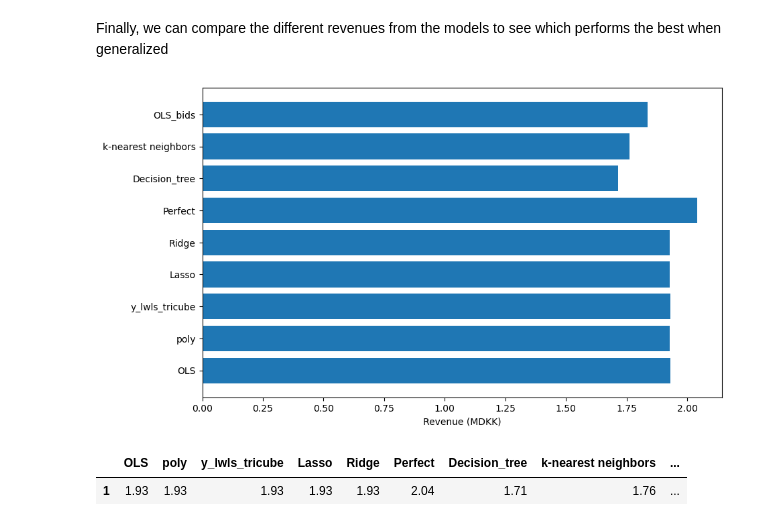
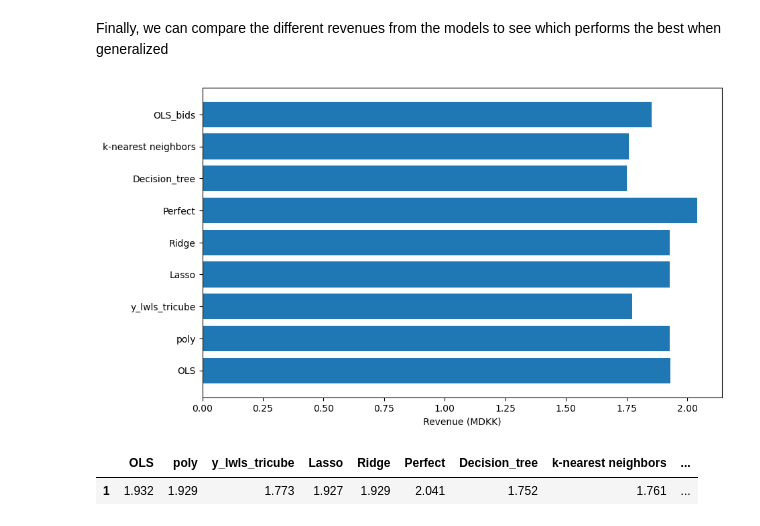
Before and after one commit to JacobSkaarup/46765_assignment1, a Jupyter notebook: main.ipynb, the cells around one changed output. Drawn from its saved outputs; the diff is of its cells as text; code cells hidden in the pictures.

Commit message:
Refactor code to improve revenue calculation and remove unused TO-DO list

```diff
--- a/main.ipynb
+++ b/main.ipynb
@@ -59,3 +13,41 @@ def market_bid(lambda_DA, lambda_up, lambda_down, P_proj,  C = 6500):
+# %%
+import gurobipy as gp
+import numpy as np
+from gurobipy import GRB
+
+# Create optimization model for bidding strategy in DA and balancing market
+def market_bid(lambda_DA, lambda_up, lambda_down, P_proj,  C = 6500):
+
+    T = len(P_proj)
+
+    #### Create model ####
+    m = gp.Model("market_bid")
+
+    #### Decision variables ####
+    # Production/bid in DA market
+    P_hat = m.addVars(T, lb = 0, ub = C, name="P")
+
+    # Linearized balancing variables
+    delta = m.addVars(T, lb = - GRB.INFINITY, ub = GRB.INFINITY, name="delta")
+    delta_up = m.addVars(T, lb = 0, ub = C, name="delta_up")
+    delta_down = m.addVars(T, lb = 0, ub = C, name="delta_down")
+
+    # Set objective
+    m.setObjective(gp.quicksum(lambda_DA[i] * P_hat[i] + lambda_up[i] * delta_up[i] - lambda_down[i] * delta_down[i] for i in range(T)), GRB.MAXIMIZE)
+
+    # Add constraints for linearization of balancing variables
+    m.addConstrs(delta[i] == P_proj[i] - P_hat[i]  for i in range(T))
+    m.addConstrs(delta[i] == delta_up[i] - delta_down[i]  for i in range(T))
+
+    m.setParam('OutputFlag', 0)
+    m.optimize()
+
+    if m.status == GRB.Status.OPTIMAL:
+        bid = np.array([P_hat[i].x for i in range(T)])
+        return bid
+    else:
+        print('The model is infeasible')
+        return None
 # %% [markdown]
 ## Task 2: Data collection
 
@@ -342,6 +334,7 @@ The first type of non-linear regression we can make is polynomial regression. He
 # %%
 rmse_vals = []
 mae_vals = []
+r2_vals = []
 idx = 2
 power = np.arange(1, 4)
 
@@ -357,9 +350,11 @@ for i in power:
     # Calculate metrics
     rmse_poly = rmse(y_train_val, y_poly_val)
     mae_poly = mean_absolute_error(y_train_val, y_poly_val)
+    r2_poly = r2_score(y_train_val, y_poly_val)
 
     rmse_vals.append(rmse_poly)
     mae_vals.append(mae_poly)
+    r2_vals.append(r2_poly)
 
 plt.plot(power, rmse_vals, label='RMSE')
 plt.plot(power, mae_vals, label='MAE')
@@ -653,6 +649,7 @@ R2 Ridge: 0.64
 As expected, the lasso regularization sets some of the coefficients to 0, while Ridge shrinks some of the coefficients. We can now create a new dataframe to save all our models and relevant data for evaluating them
 # %%
 # Create dataframe with test data and predictions
+y_lwls_tricube = np.ones(len(y_OLS))
 model_names = ['OLS', 'poly', 'y_lwls_tricube', 'Lasso', 'Ridge']
 projections = pd.DataFrame({'OLS': y_OLS, 'poly': y_poly, 'y_lwls_tricube': y_lwls_tricube, 'Lasso': y_lasso, 'Ridge': y_ridge}, index=y_test.index)
 test_data = pd.concat([y_test, inputdata[["spotprice", "lambda_down", "lambda_up"]], projections], axis=1, join='inner')
@@ -924,17 +926,17 @@ Finally, we can compare the different revenues from the models to see which perf
 # %%
 # Plot revenue for perfect and predicted bids from both classification and regression
 plt.figure(figsize=(10, 6))
 plt.barh(revenues.columns, revenues.values[0]/1E9)
 plt.xlabel('Revenue (MDKK)')
 # plt.title('Revenue for perfect and predicted bids')
 plt.show()
 
 # Show revenues based on different models
-(revenues/1E9).round(2)
+(revenues/1E9).round(3)
 # %% [output]
-[figure, old version]
+[figure, new version]
 |  | OLS | poly | y_lwls_tricube | Lasso | Ridge | Perfect | Decision_tree | k-nearest neighbors | ... |
-| 1 | 1.93 | 1.93 | 1.93 | 1.93 | 1.93 | 2.04 | 1.71 | 1.76 | ... |
+| 1 | 1.932 | 1.929 | 1.773 | 1.927 | 1.929 | 2.041 | 1.752 | 1.761 | ... |
 # %%
 plt.hist(6500 * y_clf, bins=50)
 plt.xlabel('Power bid [kW]')
```
Also changed, not shown: parts of 13 cells of this notebook.
